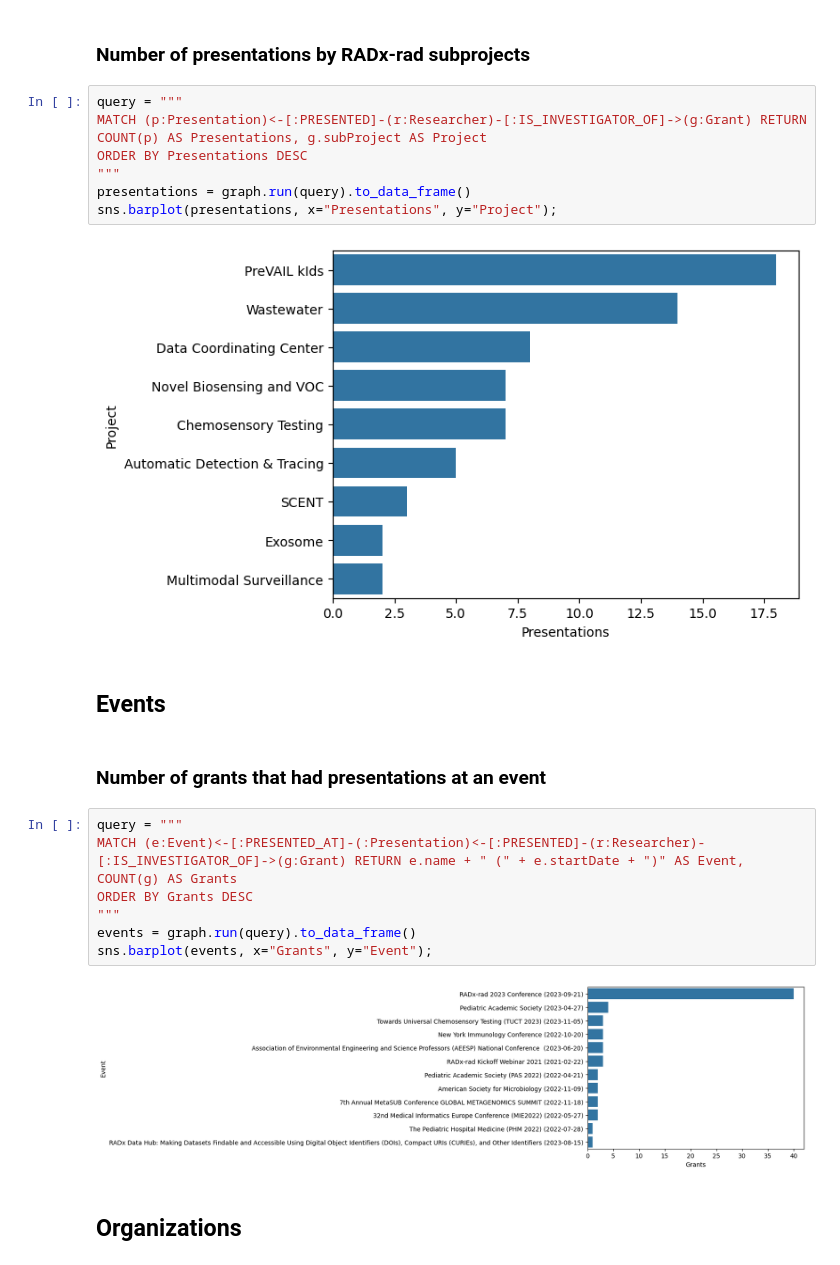
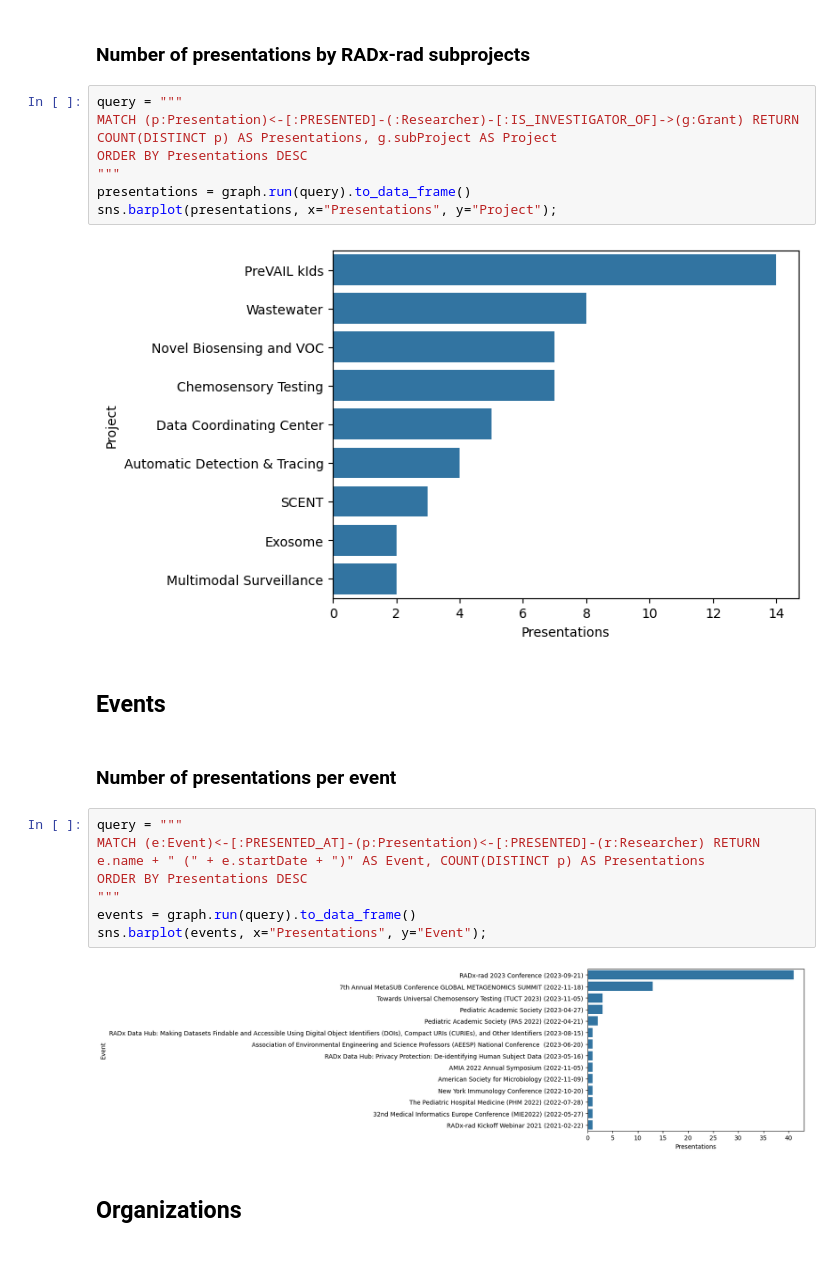
Before and after one commit to radxrad/radx-kg, a Jupyter notebook: notebooks/visualization/ExampleQueries_colab.ipynb, the cells around one changed output. Saved outputs shown, nothing was run; the diff lists cells and outputs as text.

```diff
--- a/notebooks/visualization/ExampleQueries_colab.ipynb
+++ b/notebooks/visualization/ExampleQueries_colab.ipynb
@@ -367,26 +368,26 @@ Number of presentations: 87
 ### Number of presentations by RADx-rad subprojects
 # %%
 query = """
-MATCH (p:Presentation)<-[:PRESENTED]-(r:Researcher)-[:IS_INVESTIGATOR_OF]->(g:Grant) RETURN COUNT(p) AS Presentations, g.subProject AS Project
+MATCH (p:Presentation)<-[:PRESENTED]-(:Researcher)-[:IS_INVESTIGATOR_OF]->(g:Grant) RETURN COUNT(DISTINCT p) AS Presentations, g.subProject AS Project
 ORDER BY Presentations DESC
 """
 presentations = graph.run(query).to_data_frame()
 sns.barplot(presentations, x="Presentations", y="Project");
 # %% [output]
-[figure, old version]
+[figure, new version]
 # %% [markdown]
 ## Events <a class="anchor" id="Events"></a>
 # %% [markdown]
-### Number of grants that had presentations at an event
+### Number of presentations per event
 # %%
 query = """
-MATCH (e:Event)<-[:PRESENTED_AT]-(:Presentation)<-[:PRESENTED]-(r:Researcher)-[:IS_INVESTIGATOR_OF]->(g:Grant) RETURN e.name + " (" + e.startDate + ")" AS Event, COUNT(g) AS Grants
-ORDER BY Grants DESC
+MATCH (e:Event)<-[:PRESENTED_AT]-(p:Presentation)<-[:PRESENTED]-(r:Researcher) RETURN e.name + " (" + e.startDate + ")" AS Event, COUNT(DISTINCT p) AS Presentations
+ORDER BY Presentations DESC
 """
 events = graph.run(query).to_data_frame()
-sns.barplot(events, x="Grants", y="Event");
+sns.barplot(events, x="Presentations", y="Event");
 # %% [output]
-[figure, old version]
+[figure, new version]
 # %% [markdown]
 ## Organizations <a class="anchor" id="Organizations"></a>
 # %% [markdown]
```
Also changed, not shown: parts of 24 cells of this notebook.
